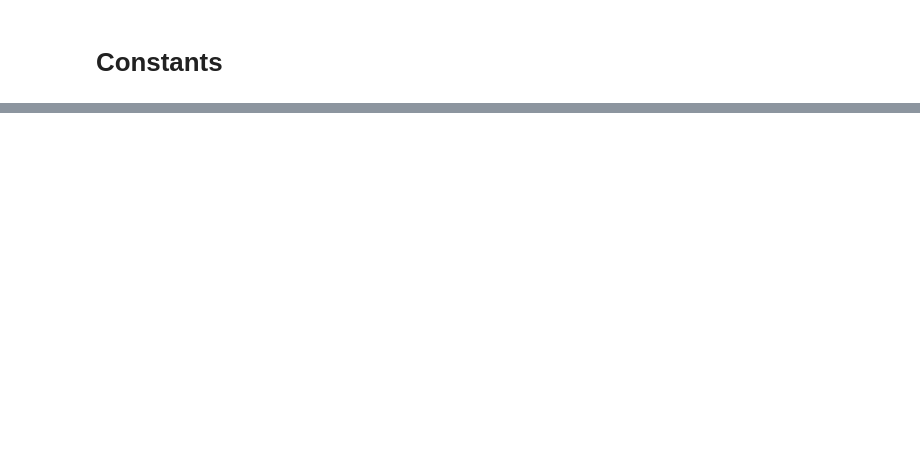
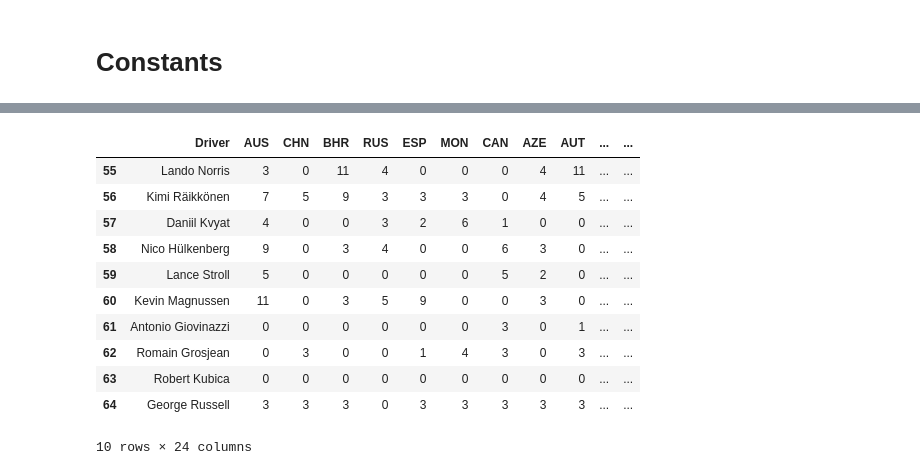
Before and after one commit to trentwoodbury/f1-simulator, a Jupyter notebook: data_scraping.ipynb, the cells around one changed output, grey strips where cells are left out. Saved outputs shown, nothing was run; the diff lists cells and outputs as text; code cells hidden in the pictures; blank space fills up the shorter version.

Commit message:
save train/test data to file

```diff
--- a/data_scraping.ipynb
+++ b/data_scraping.ipynb
@@ -162,7 +162,12 @@ def get_data_by_year(year):
     team_table = parse_table(raw_team_table, "teams")
     team_df = team_dataframe_cleanup(team_table)
 
-    return score_df, position_df, team_df
+    position_teammates_df = get_teammate_mappings(position_df, team_df)
+    score_teammates_final_df = update_scores_by_comparison(position_teammates_df, score_df)
+
+    score_teammates_final_df['Year'] = year
+
+    return score_teammates_final_df
 
 
 def split_drivers(team_members, drivers):
@@ -217,7 +222,7 @@ def update_scores_by_comparison(position_teammates_df, score_df):
 
     return final_score_df
 # %%
-score_df_17, position_df_17, team_df_17 = get_data_by_year(2017)
-score_df_18, position_df_18, team_df_18 = get_data_by_year(2018)
-score_df_19, position_df_19, team_df_19 = get_data_by_year(2019)
-score_df_20, position_df_20, team_df_20 = get_data_by_year(2020)
+score_df_17 = get_data_by_year(2017)
+score_df_18 = get_data_by_year(2018)
+score_df_19 = get_data_by_year(2019)
+score_df_20 = get_data_by_year(2020)
@@ -268,0 +268,18 @@ score_teammates_final_df
+# %%
+training_data = score_df_17.merge(score_df_18, how='outer')
+training_data = training_data.merge(score_df_19, how='outer')
+# %%
+training_data.tail(10)
+# %% [output]
+|  | Driver | AUS | CHN | BHR | RUS | ESP | MON | CAN | AZE | AUT | ... | ... |
+| 55 | Lando Norris | 3 | 0 | 11 | 4 | 0 | 0 | 0 | 4 | 11 | ... | ... |
+| 56 | Kimi Räikkönen | 7 | 5 | 9 | 3 | 3 | 3 | 0 | 4 | 5 | ... | ... |
+| 57 | Daniil Kvyat | 4 | 0 | 0 | 3 | 2 | 6 | 1 | 0 | 0 | ... | ... |
+| 58 | Nico Hülkenberg | 9 | 0 | 3 | 4 | 0 | 0 | 6 | 3 | 0 | ... | ... |
+| 59 | Lance Stroll | 5 | 0 | 0 | 0 | 0 | 0 | 5 | 2 | 0 | ... | ... |
+| 60 | Kevin Magnussen | 11 | 0 | 3 | 5 | 9 | 0 | 0 | 3 | 0 | ... | ... |
+| 61 | Antonio Giovinazzi | 0 | 0 | 0 | 0 | 0 | 0 | 3 | 0 | 1 | ... | ... |
+| 62 | Romain Grosjean | 0 | 3 | 0 | 0 | 1 | 4 | 3 | 0 | 3 | ... | ... |
+| 63 | Robert Kubica | 0 | 0 | 0 | 0 | 0 | 0 | 0 | 0 | 0 | ... | ... |
+| 64 | George Russell | 3 | 3 | 3 | 0 | 3 | 3 | 3 | 3 | 3 | ... | ... |
+10 rows × 24 columns
```
Also changed, not shown: parts of 9 cells of this notebook, 2 other files.
